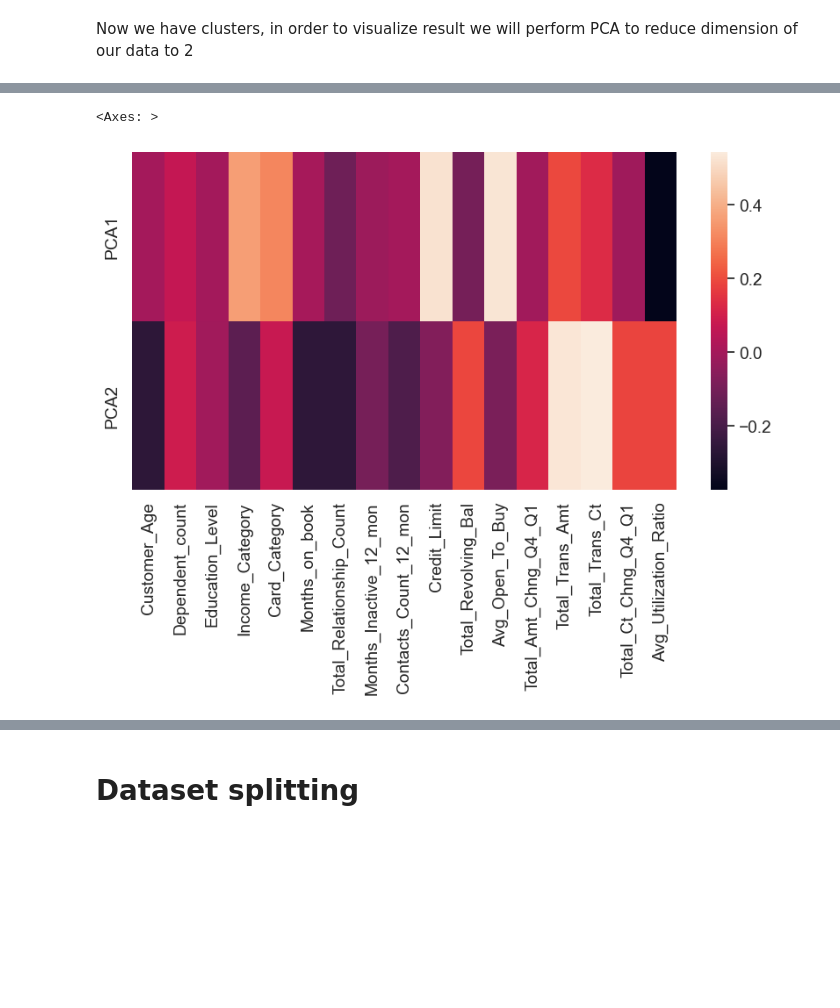
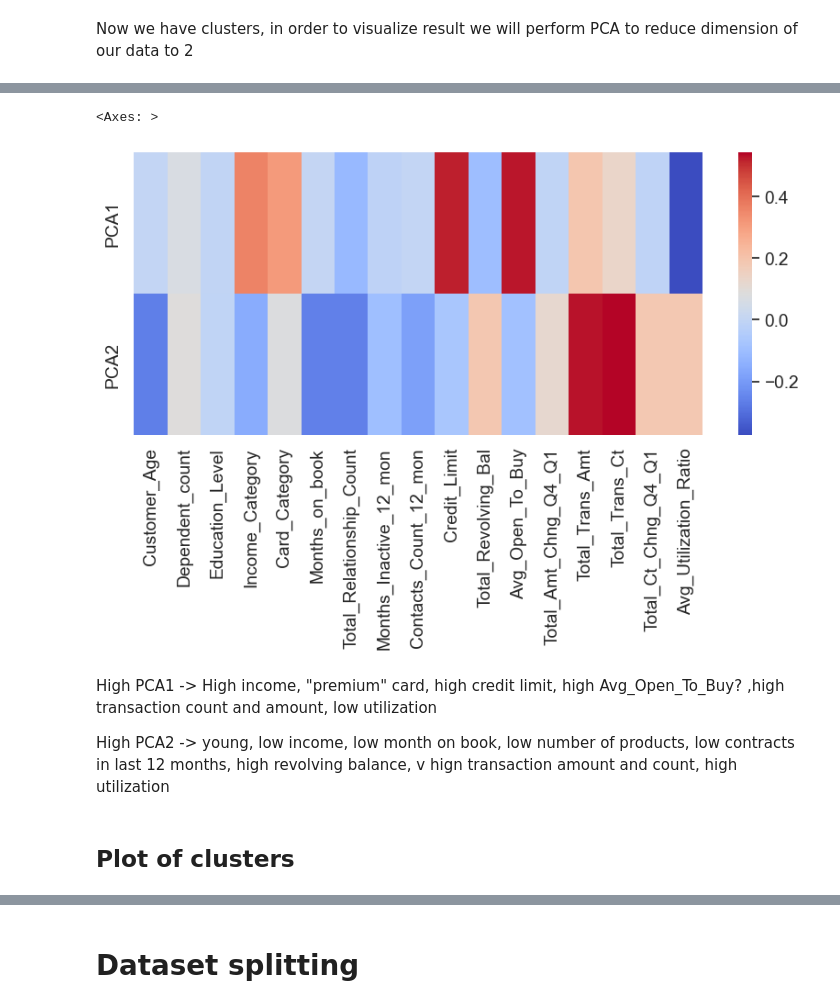
Before and after one commit to kasiadybcio/Credit_card, a Jupyter notebook: 1.eda.ipynb, the cells around one changed output, grey strips where cells are left out. Drawn from its saved outputs; the diff is of its cells as text; code cells hidden in the pictures; blank space fills up the shorter version.

```diff
--- a/1.eda.ipynb
+++ b/1.eda.ipynb
@@ -699,0 +784,5 @@ plt.show()
+# %%
+sns.set_style("whitegrid",{'font_scale':'1.6'})
+plt.figure(figsize=(9, 6))
+sns.histplot(data,x = "Avg_Open_To_Buy")
+plt.show()
@@ -699,0 +791,5 @@ plt.show()
+# %%
+sns.set_style("whitegrid",{'font_scale':'1.6'})
+plt.figure(figsize=(9, 6))
+sns.violinplot(data,y = "Avg_Open_To_Buy", hue = "Attrition_Flag")
+plt.show()
@@ -700,2 +798,7 @@ plt.show()
 # %% [markdown]
 #### Credit limit and Average open to buy
+# %%
+sns.set_style("whitegrid",{'font_scale':'1.6'})
+plt.figure(figsize=(9, 6))
+sns.scatterplot(data,x = "Credit_Limit" ,y = "Avg_Open_To_Buy")
+plt.show()
@@ -706,8 +808,0 @@ plt.show()
-# %%
-corr = data.corr(numeric_only=True)
-plt.figure(figsize=(10, 10))
-sns.set(font_scale=1.25)
-sns.heatmap(
-    corr, linewidths=1.5, annot=True, square=True, fmt=".2f", annot_kws={"size": 10}
-)
-plt.show()
@@ -832,6 +913,12 @@ component_df
 # %%
-plt.figure(figsize=(10, 5))
-sns.heatmap(component_df)
+plt.figure(figsize=(10, 4))
+sns.heatmap(component_df,cmap = 'coolwarm')
 # %% [output]
 <Axes: >
-[figure, old version]
+[figure, new version]
+# %% [markdown]
+High PCA1 -> High income, "premium" card, high credit limit, high Avg_Open_To_Buy? ,high transaction count and amount, low utilization
+
+High PCA2 -> young, low income, low month on book, low number of products, low contracts in last 12 months, high revolving balance, v hign transaction amount and count, high utilization
+# %% [markdown]
+## Plot of clusters
```
Also changed, not shown: parts of 51 cells of this notebook.
